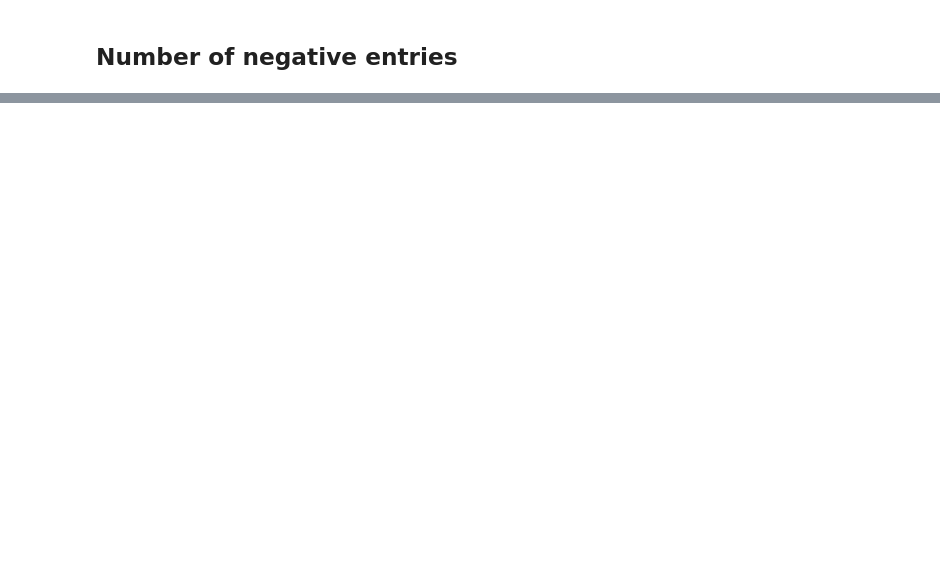
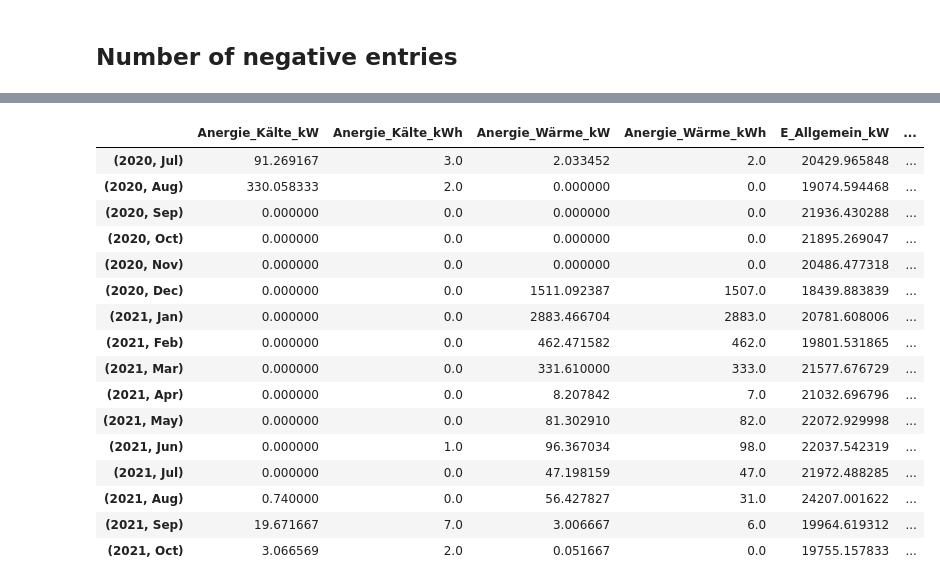
Before and after one commit to severinstolz/Oblamatik, a Jupyter notebook: statistics.ipynb, the cells around one changed output, grey strips where cells are left out. Cells and saved outputs as stored; diff of their text form; code cells hidden in the pictures; blank space fills up the shorter version.

```diff
--- a/statistics.ipynb
+++ b/statistics.ipynb
@@ -365,0 +185,15 @@ plt.show()
+# %%
+data_oblamatik_kwh_monthly = get_monthly_data(data_oblamatik[columns_kWh])
+for col in data_oblamatik_kwh_monthly.columns:
+    data_oblamatik_kwh_monthly[col] = np.diff(data_oblamatik_kwh_monthly[col], prepend=0)
+# %%
+months = list()
+for ind in data_oblamatik_kwh_monthly.index:
+    months.append((ind.strftime("%Y"), ind.strftime("%b")))
+data_oblamatik_kwh_monthly.index = months
+# %%
+approximated_kwh = dict()
+for col in columns_kW:
+    approximated_kwh[col] = calc_kwh_from_kw(data_oblamatik[col])
+
+data_oblamatik_kwh_from_kw_monthly=pd.DataFrame(data=approximated_kwh, index=data_oblamatik_kwh_monthly.index)
@@ -365,0 +205,24 @@ plt.show()
+# %%
+data_plausibility_test=pd.concat([data_oblamatik_kwh_monthly, data_oblamatik_kwh_from_kw_monthly], axis=1)
+data_plausibility_test=data_plausibility_test.reindex(sorted(data_plausibility_test.columns), axis=1)
+# %%
+data_plausibility_test['x'] = months
+data_plausibility_test
+# %% [output]
+|  | Anergie_Kälte_kW | Anergie_Kälte_kWh | Anergie_Wärme_kW | Anergie_Wärme_kWh | E_Allgemein_kW | ... |
+| (2020, Jul) | 91.269167 | 3.0 | 2.033452 | 2.0 | 20429.965848 | ... |
+| (2020, Aug) | 330.058333 | 2.0 | 0.000000 | 0.0 | 19074.594468 | ... |
+| (2020, Sep) | 0.000000 | 0.0 | 0.000000 | 0.0 | 21936.430288 | ... |
+| (2020, Oct) | 0.000000 | 0.0 | 0.000000 | 0.0 | 21895.269047 | ... |
+| (2020, Nov) | 0.000000 | 0.0 | 0.000000 | 0.0 | 20486.477318 | ... |
+| (2020, Dec) | 0.000000 | 0.0 | 1511.092387 | 1507.0 | 18439.883839 | ... |
+| (2021, Jan) | 0.000000 | 0.0 | 2883.466704 | 2883.0 | 20781.608006 | ... |
+| (2021, Feb) | 0.000000 | 0.0 | 462.471582 | 462.0 | 19801.531865 | ... |
+| (2021, Mar) | 0.000000 | 0.0 | 331.610000 | 333.0 | 21577.676729 | ... |
+| (2021, Apr) | 0.000000 | 0.0 | 8.207842 | 7.0 | 21032.696796 | ... |
+| (2021, May) | 0.000000 | 0.0 | 81.302910 | 82.0 | 22072.929998 | ... |
+| (2021, Jun) | 0.000000 | 1.0 | 96.367034 | 98.0 | 22037.542319 | ... |
+| (2021, Jul) | 0.000000 | 0.0 | 47.198159 | 47.0 | 21972.488285 | ... |
+| (2021, Aug) | 0.740000 | 0.0 | 56.427827 | 31.0 | 24207.001622 | ... |
+| (2021, Sep) | 19.671667 | 7.0 | 3.006667 | 6.0 | 19964.619312 | ... |
+| (2021, Oct) | 3.066569 | 2.0 | 0.051667 | 0.0 | 19755.157833 | ... |
```
Also changed, not shown: parts of 44 cells of this notebook.
